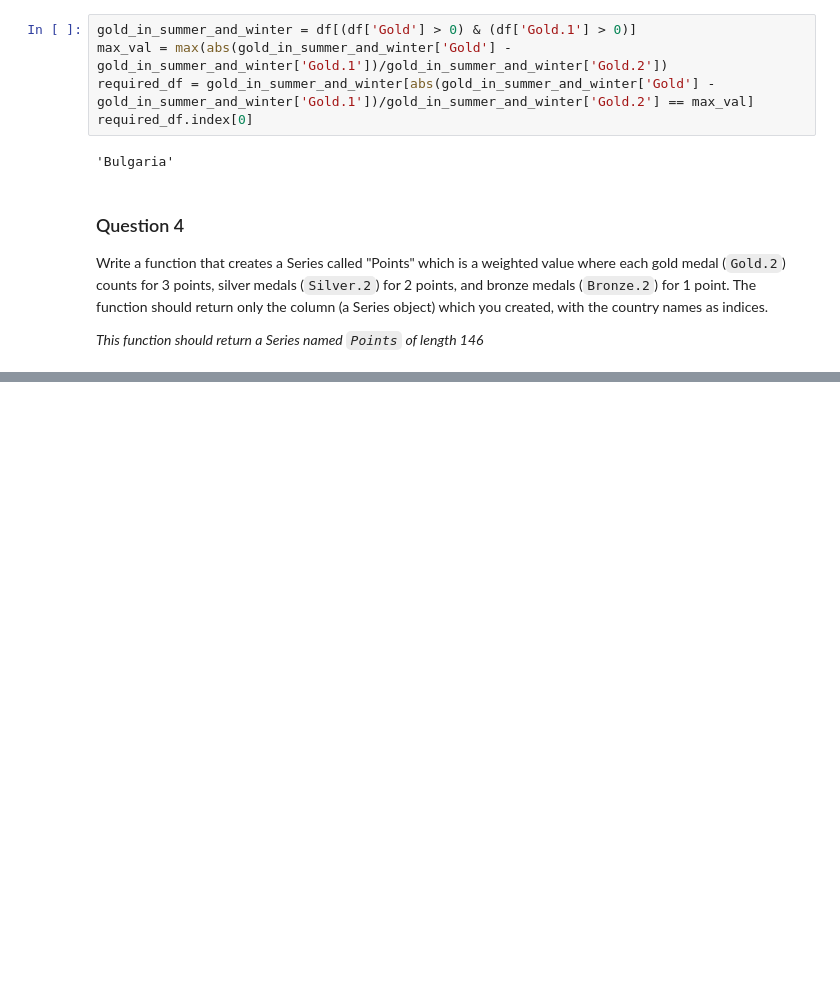
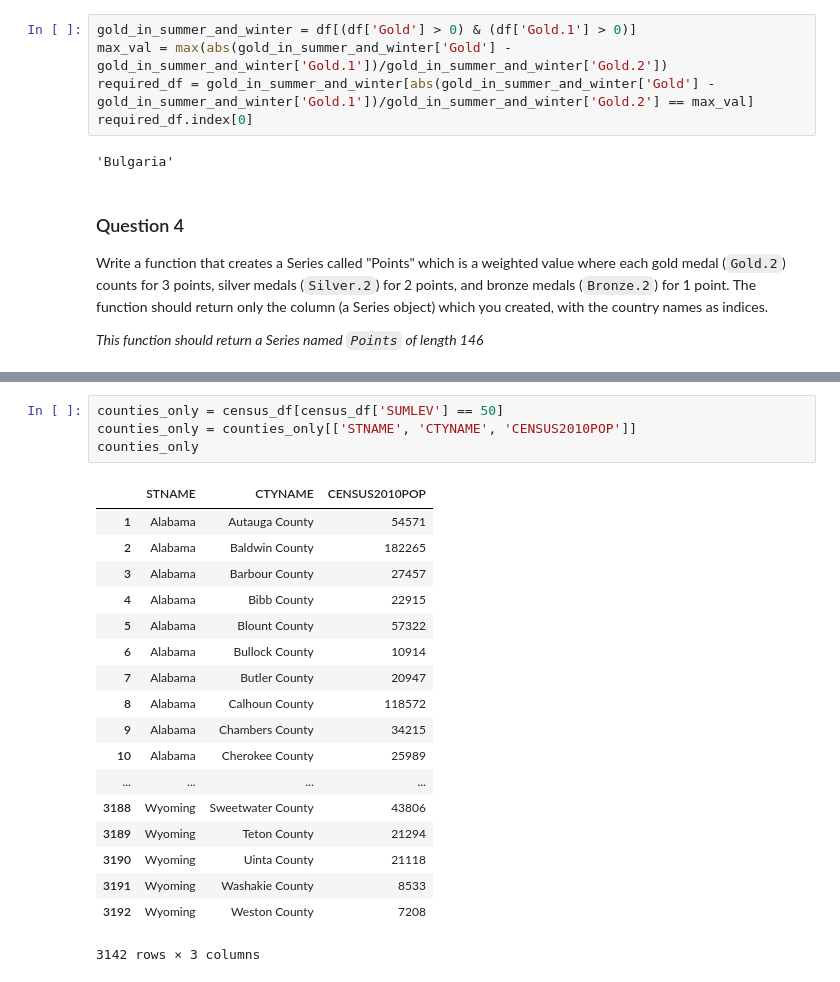
Before and after one commit to mohitsoni7/coursera_datasci_1, a Jupyter notebook: assignment2.ipynb, the cells around one changed output, grey strips where cells are left out. Cells and saved outputs as stored; diff of their text form; blank space fills up the shorter version.

```diff
--- a/assignment2.ipynb
+++ b/assignment2.ipynb
@@ -136,0 +179,23 @@ Name: Gold.2, Length: 146, dtype: int64
+# %%
+counties_only = census_df[census_df['SUMLEV'] == 50]
+counties_only = counties_only[['STNAME', 'CTYNAME', 'CENSUS2010POP']]
+counties_only
+# %% [output]
+|  | STNAME | CTYNAME | CENSUS2010POP |
+| 1 | Alabama | Autauga County | 54571 |
+| 2 | Alabama | Baldwin County | 182265 |
+| 3 | Alabama | Barbour County | 27457 |
+| 4 | Alabama | Bibb County | 22915 |
+| 5 | Alabama | Blount County | 57322 |
+| 6 | Alabama | Bullock County | 10914 |
+| 7 | Alabama | Butler County | 20947 |
+| 8 | Alabama | Calhoun County | 118572 |
+| 9 | Alabama | Chambers County | 34215 |
+| 10 | Alabama | Cherokee County | 25989 |
+| ... | ... | ... | ... |
+| 3188 | Wyoming | Sweetwater County | 43806 |
+| 3189 | Wyoming | Teton County | 21294 |
+| 3190 | Wyoming | Uinta County | 21118 |
+| 3191 | Wyoming | Washakie County | 8533 |
+| 3192 | Wyoming | Weston County | 7208 |
+3142 rows × 3 columns
```
Also changed, not shown: parts of 22 cells of this notebook.
